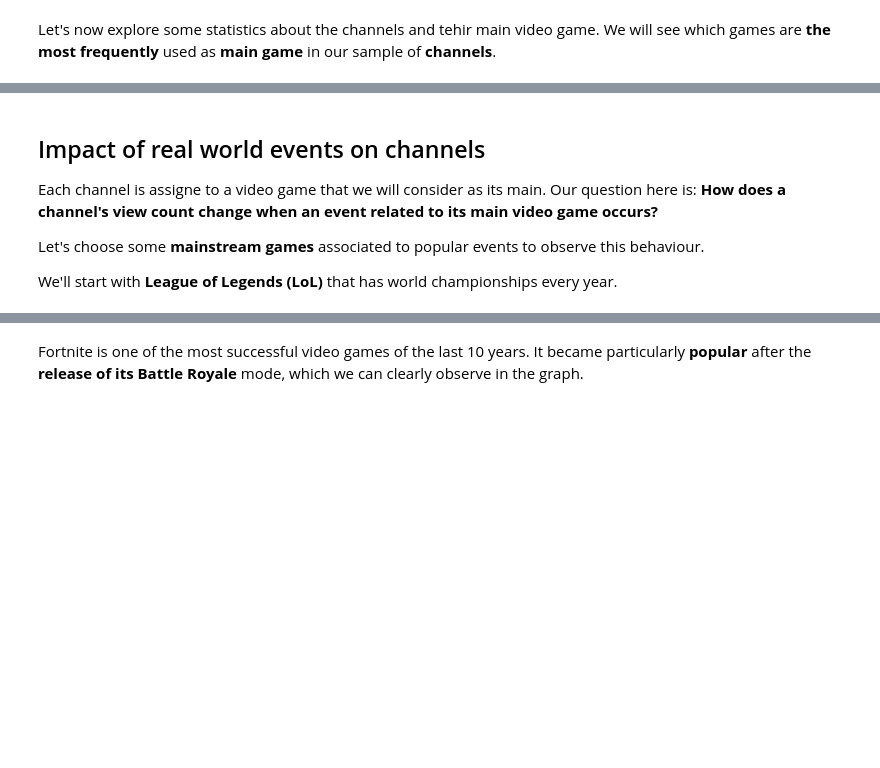
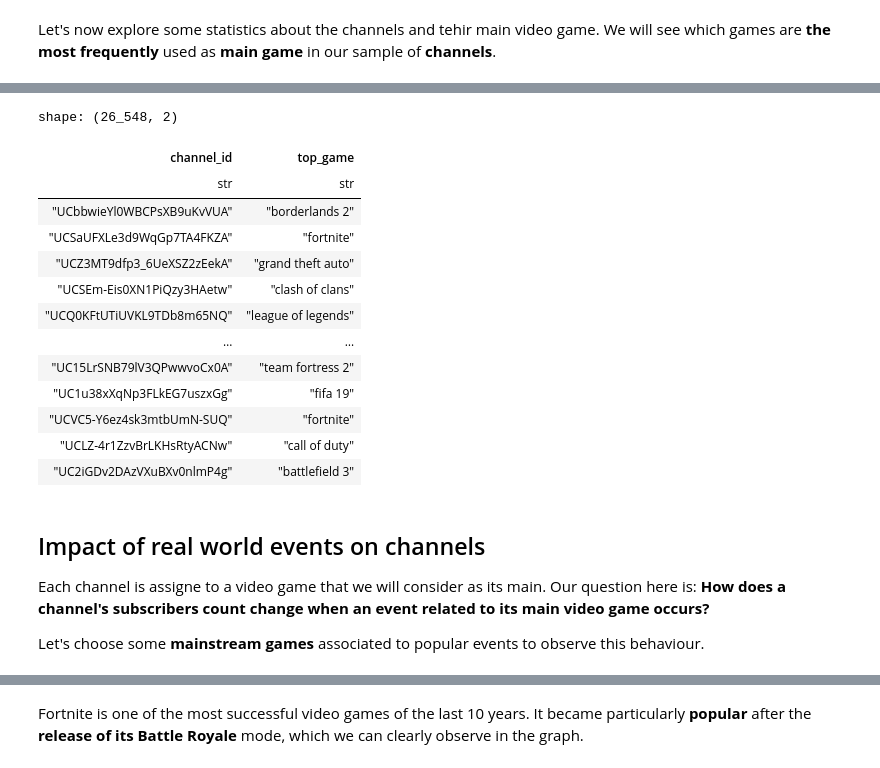
Before and after one commit to epfl-ada/ada-2024-project-padawan, a Jupyter notebook: notebooks/timeseries_results.ipynb, the cells around one changed output, grey strips where cells are left out. Saved outputs shown, nothing was run; the diff lists cells and outputs as text; code cells hidden in the pictures; blank space fills up the shorter version.

```diff
--- a/notebooks/timeseries_results.ipynb
+++ b/notebooks/timeseries_results.ipynb
@@ -147,0 +193,17 @@ We will see which games are **the most frequently** used as **main game** in our
+# %%
+channels_top_game_df
+# %% [output]
+shape: (26_548, 2)
+| channel_id | top_game |
+| str | str |
+| "UCbbwieYl0WBCPsXB9uKvVUA" | "borderlands 2" |
+| "UCSaUFXLe3d9WqGp7TA4FKZA" | "fortnite" |
+| "UCZ3MT9dfp3_6UeXSZ2zEekA" | "grand theft auto" |
+| "UCSEm-Eis0XN1PiQzy3HAetw" | "clash of clans" |
+| "UCQ0KFtUTiUVKL9TDb8m65NQ" | "league of legends" |
+| … | … |
+| "UC15LrSNB79lV3QPwwvoCx0A" | "team fortress 2" |
+| "UC1u38xXqNp3FLkEG7uszxGg" | "fifa 19" |
+| "UCVC5-Y6ez4sk3mtbUmN-SUQ" | "fortnite" |
+| "UCLZ-4r1ZzvBrLKHsRtyACNw" | "call of duty" |
+| "UC2iGDv2DAzVXuBXv0nlmP4g" | "battlefield 3" |
@@ -148,8 +215,6 @@ We will see which games are **the most frequently** used as **main game** in our
 # %% [markdown]
 ## Impact of real world events on channels
 
-Each channel is assigne to a video game that we will consider as its main. Our question here is: **How does a channel's view count change when an event related to its main video game occurs?**
+Each channel is assigne to a video game that we will consider as its main. Our question here is: **How does a channel's subscribers count change when an event related to its main video game occurs?**
 
 Let's choose some **mainstream games** associated to popular events to observe this behaviour.
-
-We'll start with **League of Legends (LoL)** that has world championships every year.
```
Also changed, not shown: parts of 26 cells of this notebook, 2 other files.
